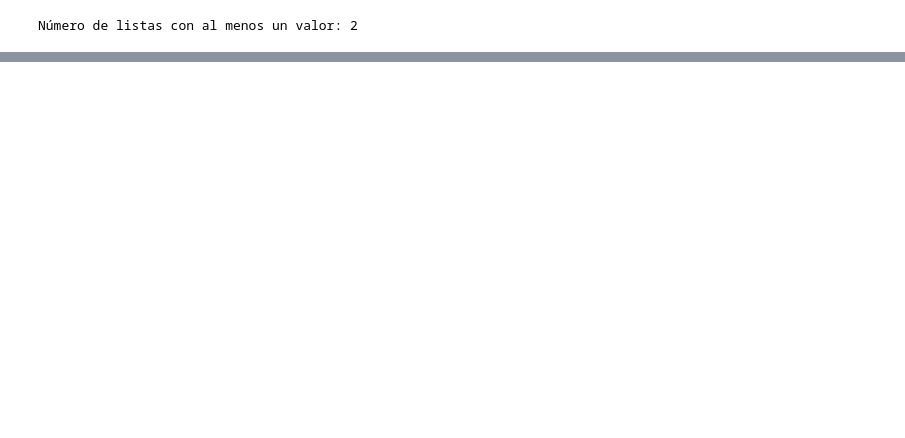
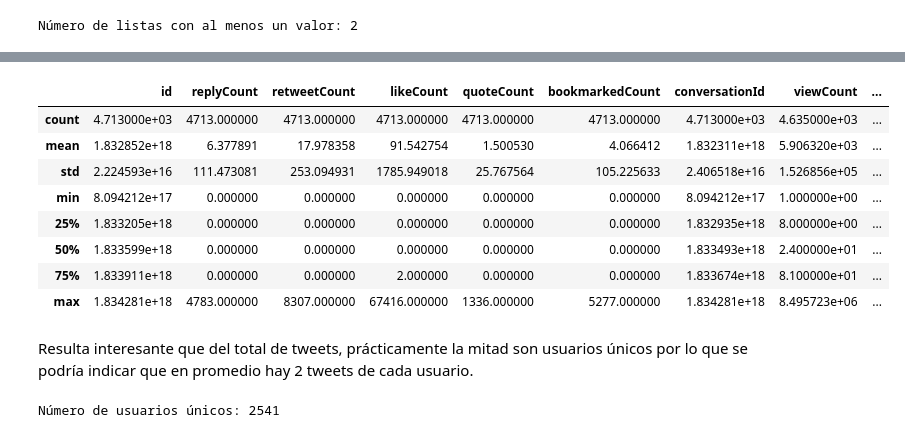
Before and after one commit to LINDAINES213/Lab7_DataScience, a Jupyter notebook: Laboratorio7.ipynb, the cells around one changed output, grey strips where cells are left out. Saved outputs shown, nothing was run; the diff lists cells and outputs as text; code cells hidden in the pictures; blank space fills up the shorter version.

```diff
--- a/Laboratorio7.ipynb
+++ b/Laboratorio7.ipynb
@@ -192,0 +272,10 @@ Número de valores diferentes de 0 y None en la columna quoteCount: 350
+# %%
+df_tweets_cleaned['user'] = df_tweets_cleaned['user'].apply(lambda x: process_user(x, 'username'))
+df_tweets_cleaned['inReplyToUser'] = df_tweets_cleaned['inReplyToUser'].apply(lambda x: process_user(x, 'username'))
+df_tweets_cleaned['quotedTweet'] = df_tweets_cleaned['quotedTweet'].apply(lambda x: process_user2(x, 'username'))
+df_tweets_cleaned['mentionedUsers'] = df_tweets_cleaned['mentionedUsers'].apply(lambda x: process_user3(x, 'username'))
+# %%
+def convert_hashtags_to_lowercase(hashtags):
+    return [hashtag.lower() for hashtag in hashtags]
+# %%
+df_tweets_cleaned['hashtags'] = df_tweets_cleaned['hashtags'].apply(convert_hashtags_to_lowercase)
@@ -192,0 +284,4 @@ Número de valores diferentes de 0 y None en la columna quoteCount: 350
+# %%
+duplicated_count = df_tweets['rawContent'].duplicated().sum()
+print(f'Número de tweets duplicados: {duplicated_count}')
+df_tweets_cleaned = df_tweets_cleaned.drop_duplicates(subset=['rawContent'])
@@ -192,0 +350,23 @@ Número de valores diferentes de 0 y None en la columna quoteCount: 350
+# %%
+df_tweets_cleaned.describe()
+# %% [output]
+|  | id | replyCount | retweetCount | likeCount | quoteCount | bookmarkedCount | conversationId | viewCount | ... |
+| count | 4.713000e+03 | 4713.000000 | 4713.000000 | 4713.000000 | 4713.000000 | 4713.000000 | 4.713000e+03 | 4.635000e+03 | ... |
+| mean | 1.832852e+18 | 6.377891 | 17.978358 | 91.542754 | 1.500530 | 4.066412 | 1.832311e+18 | 5.906320e+03 | ... |
+| std | 2.224593e+16 | 111.473081 | 253.094931 | 1785.949018 | 25.767564 | 105.225633 | 2.406518e+16 | 1.526856e+05 | ... |
+| min | 8.094212e+17 | 0.000000 | 0.000000 | 0.000000 | 0.000000 | 0.000000 | 8.094212e+17 | 1.000000e+00 | ... |
+| 25% | 1.833205e+18 | 0.000000 | 0.000000 | 0.000000 | 0.000000 | 0.000000 | 1.832935e+18 | 8.000000e+00 | ... |
+| 50% | 1.833599e+18 | 0.000000 | 0.000000 | 0.000000 | 0.000000 | 0.000000 | 1.833493e+18 | 2.400000e+01 | ... |
+| 75% | 1.833911e+18 | 0.000000 | 0.000000 | 2.000000 | 0.000000 | 0.000000 | 1.833674e+18 | 8.100000e+01 | ... |
+| max | 1.834281e+18 | 4783.000000 | 8307.000000 | 67416.000000 | 1336.000000 | 5277.000000 | 1.834281e+18 | 8.495723e+06 | ... |
+# %% [markdown]
+Resulta interesante que del total de tweets, prácticamente la mitad son usuarios únicos por lo que se podría indicar que en promedio hay 2 tweets de cada usuario.
+# %%
+df_tweets_cleaned['user']
+usersList = []
+for i in df_tweets_cleaned['user']:
+    usersList.append(i['username'])
+
+print(f'Número de usuarios únicos: {len(set(usersList))}')
+# %% [output]
+Número de usuarios únicos: 2541
```
Also changed, not shown: parts of 33 cells of this notebook.
